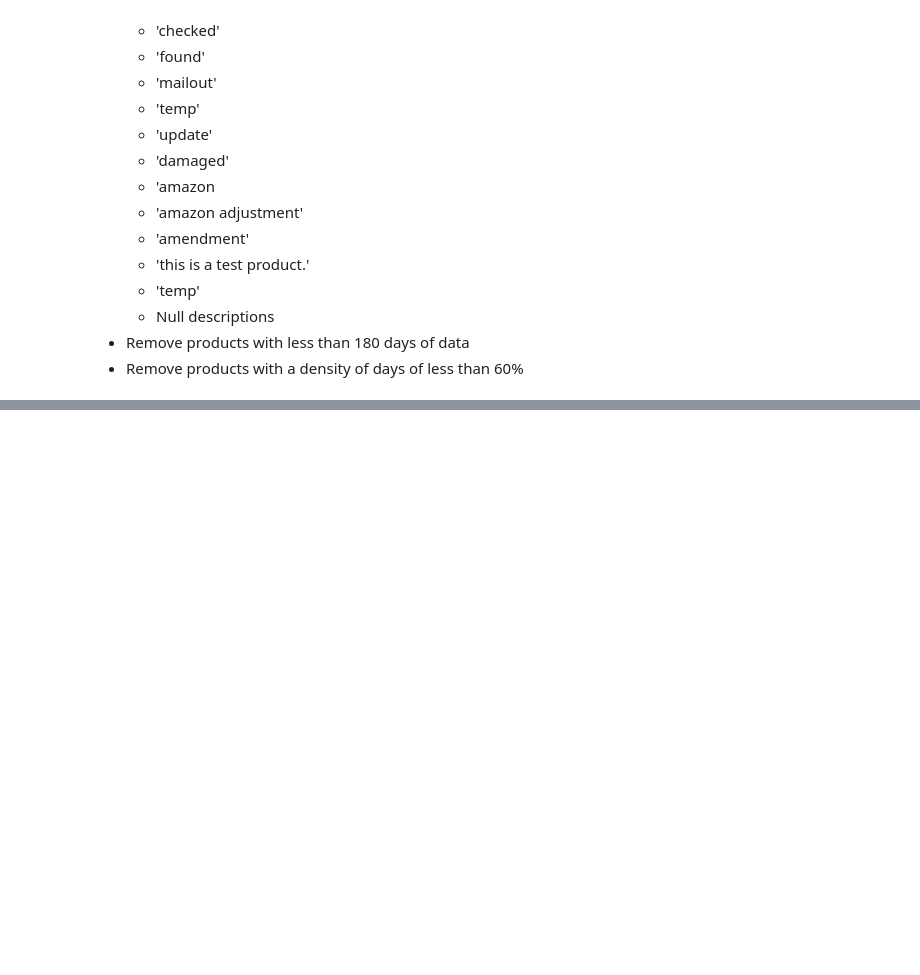
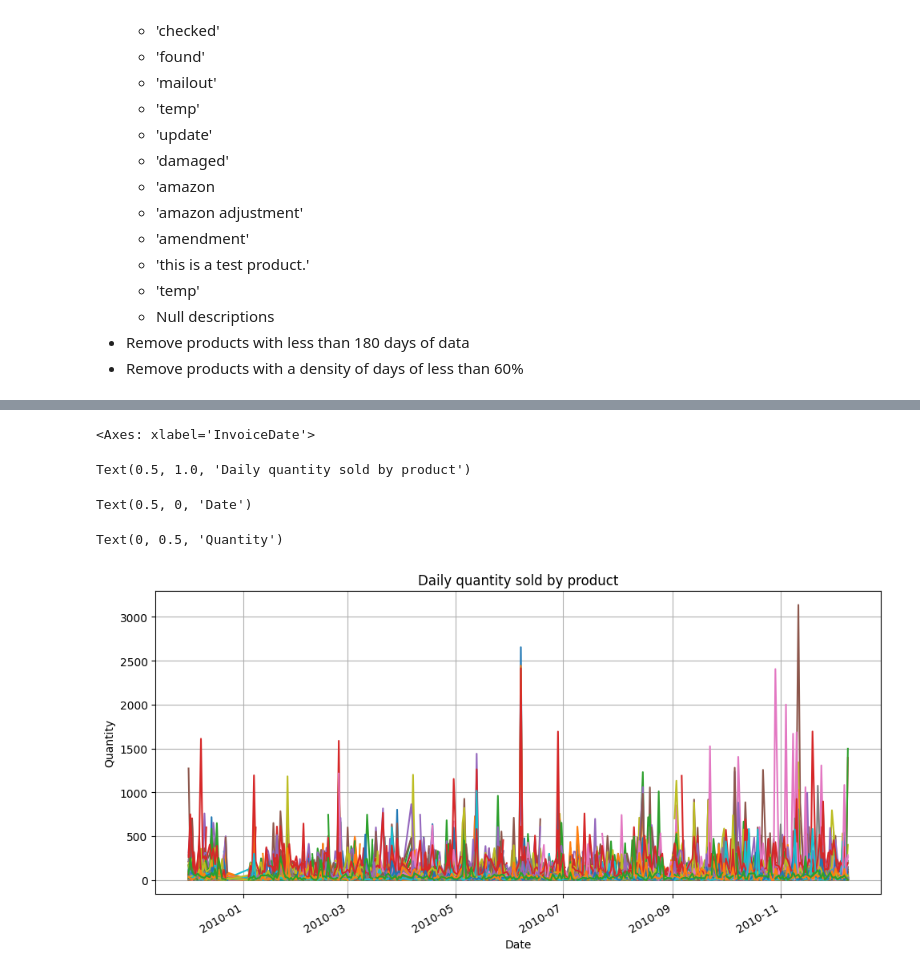
Before and after one commit to luizvalle/ieor4578_project2, a Jupyter notebook: notebooks/online_retail_dataset_exploration.ipynb, the cells around one changed output, grey strips where cells are left out. Cells and saved outputs as stored; diff of their text form; code cells hidden in the pictures; blank space fills up the shorter version.

```diff
--- a/notebooks/online_retail_dataset_exploration.ipynb
+++ b/notebooks/online_retail_dataset_exploration.ipynb
@@ -846,0 +1082,3 @@ fuzz.ratio('coffee mug pink paisley design', 'coffee mug blue paisley design')
+# %%
+selected_descriptions = description_and_date.query('nunique >= 180').index.values
+selected_descriptions
@@ -846,0 +1107,7 @@ fuzz.ratio('coffee mug pink paisley design', 'coffee mug blue paisley design')
+# %%
+mask = transformed_online_retail_df.index.get_level_values('FuzzedDescription').isin(selected_descriptions)
+fuzzed_description_to_description = transformed_online_retail_df[mask].reset_index()[[
+    'FuzzedDescription', 'Description_unique'
+]].explode('Description_unique').groupby('FuzzedDescription').agg(['unique', 'nunique'])
+fuzzed_description_to_description.columns = fuzzed_description_to_description.columns.get_level_values(1)
+fuzzed_description_to_description
@@ -846,0 +1149,7 @@ fuzz.ratio('coffee mug pink paisley design', 'coffee mug blue paisley design')
+# %%
+pivoted_data = transformed_online_retail_df[mask].reset_index()[[
+    'InvoiceDate',
+    'FuzzedDescription',
+    'Quantity_sum',
+]].pivot(index='InvoiceDate', columns='FuzzedDescription', values='Quantity_sum')
+pivoted_data
@@ -846,0 +1171,19 @@ fuzz.ratio('coffee mug pink paisley design', 'coffee mug blue paisley design')
+# %%
+fig, ax = plt.subplots(figsize=(10,5))
+
+pivoted_data.plot(ax=ax)
+
+ax.set_title('Daily quantity sold by product')
+ax.set_xlabel('Date')
+ax.set_ylabel('Quantity')
+ax.grid(True, which='both')
+ax.legend().remove()
+
+plt.tight_layout()
+plt.show()
+# %% [output]
+<Axes: xlabel='InvoiceDate'>
+Text(0.5, 1.0, 'Daily quantity sold by product')
+Text(0.5, 0, 'Date')
+Text(0, 0.5, 'Quantity')
+[figure, added]
```
Also changed, not shown: parts of 31 cells of this notebook.
